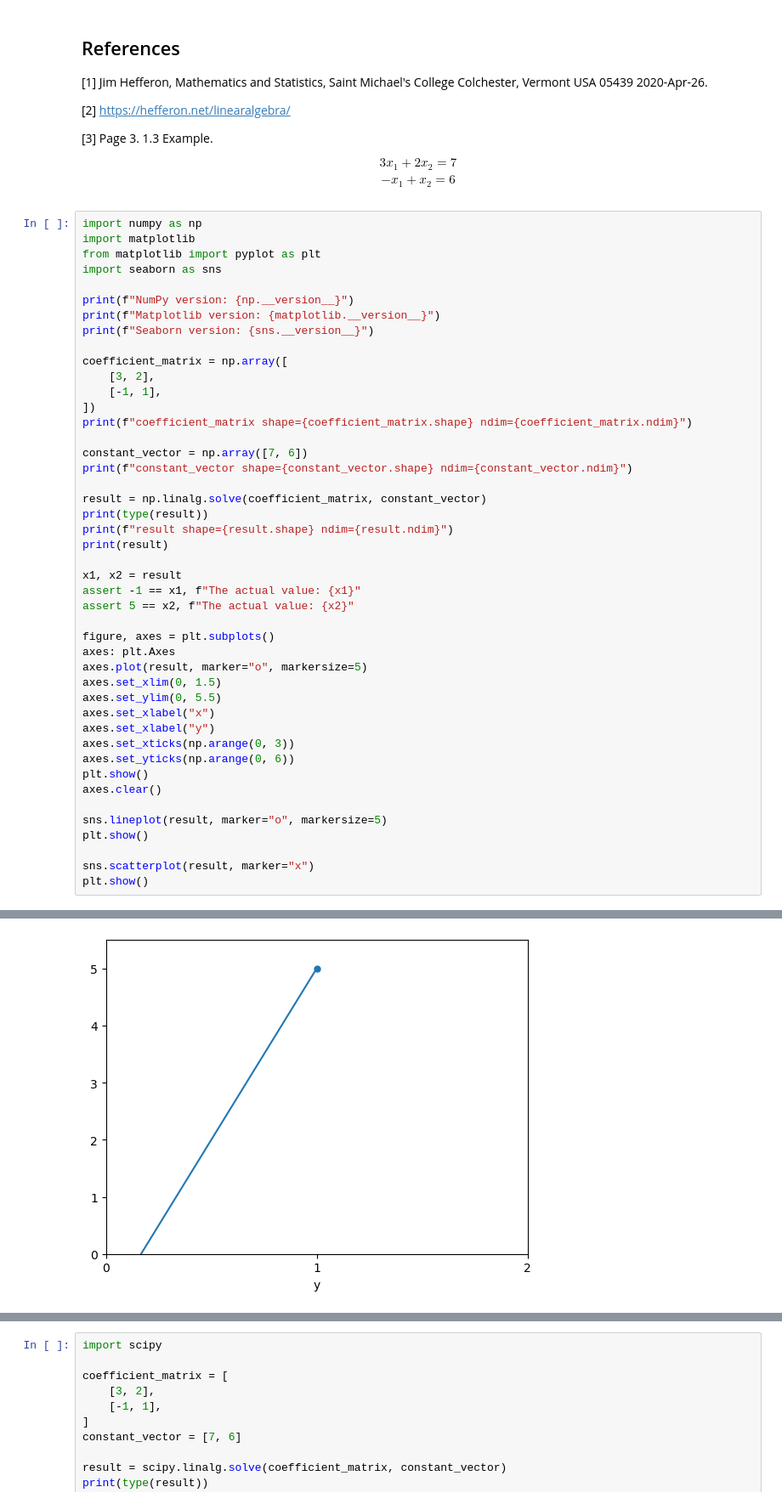
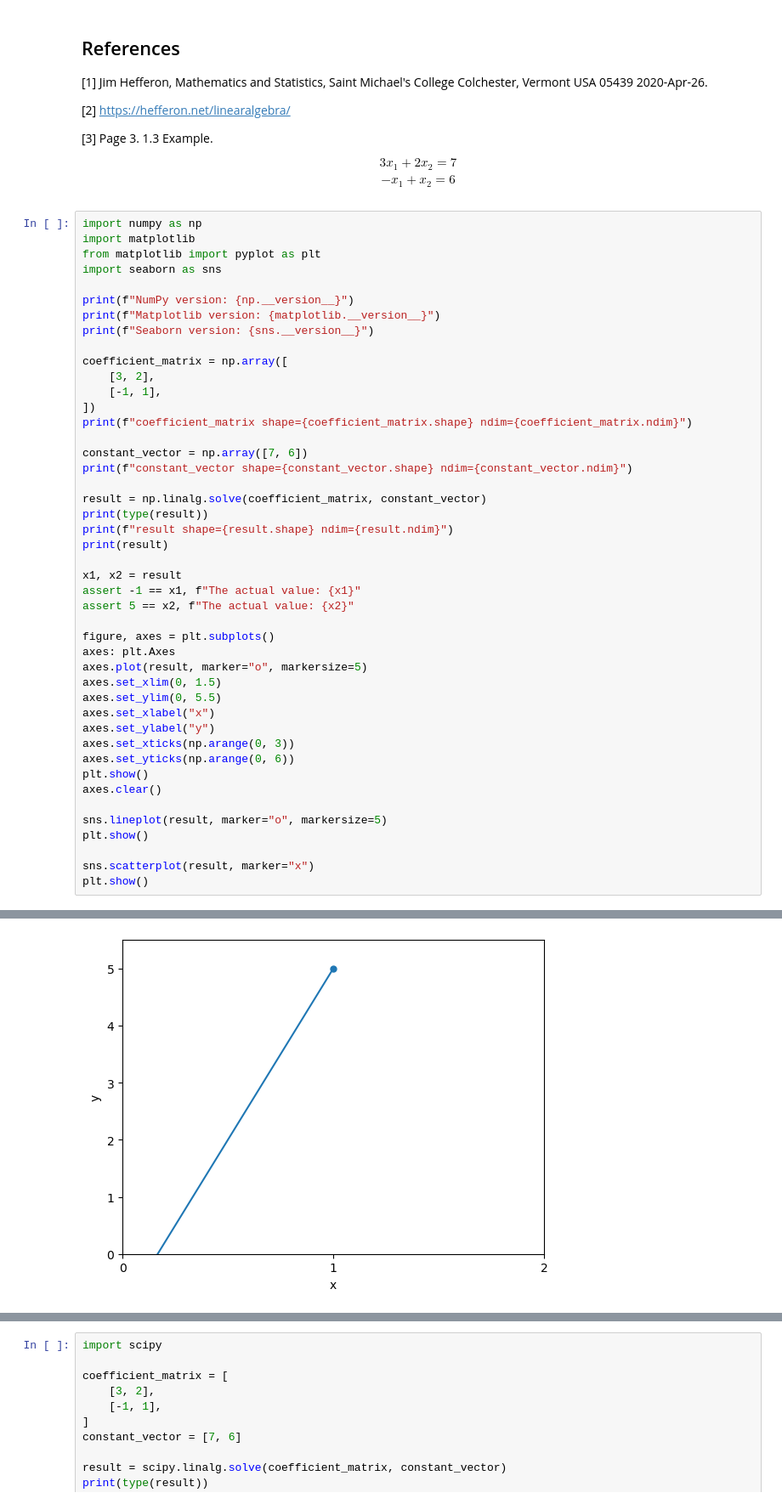
Before and after one commit to unix-follower/math-practice, a Jupyter notebook: python/linalg/example1.ipynb, the cells around one changed output, grey strips where cells are left out. Shown at 85% size. Cells and saved outputs as stored; diff of their text form.

```diff
--- a/python/linalg/example1.ipynb
+++ b/python/linalg/example1.ipynb
@@ -40,35 +40,35 @@ print(result)
 
 x1, x2 = result
 assert -1 == x1, f"The actual value: {x1}"
 assert 5 == x2, f"The actual value: {x2}"
 
 figure, axes = plt.subplots()
 axes: plt.Axes
 axes.plot(result, marker="o", markersize=5)
 axes.set_xlim(0, 1.5)
 axes.set_ylim(0, 5.5)
 axes.set_xlabel("x")
-axes.set_xlabel("y")
+axes.set_ylabel("y")
 axes.set_xticks(np.arange(0, 3))
 axes.set_yticks(np.arange(0, 6))
 plt.show()
 axes.clear()
 
 sns.lineplot(result, marker="o", markersize=5)
 plt.show()
 
 sns.scatterplot(result, marker="x")
 plt.show()
 # %% [output]
 NumPy version: 1.26.4
 Matplotlib version: 3.8.4
 Seaborn version: 0.13.2
 coefficient_matrix shape=(2, 2) ndim=2
 constant_vector shape=(2,) ndim=1
 <class 'numpy.ndarray'>
 result shape=(2,) ndim=1
 [-1.  5.]
-[figure, old version]
+[figure, new version]
 [figure]
 [figure]
 # %%
```
Also changed, not shown: 1 other file.
